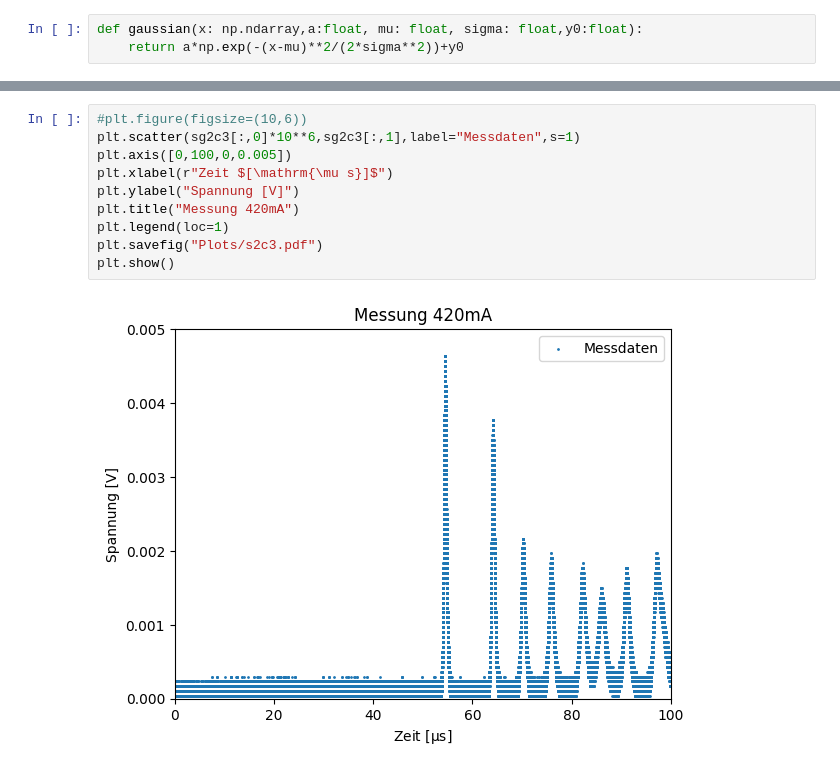
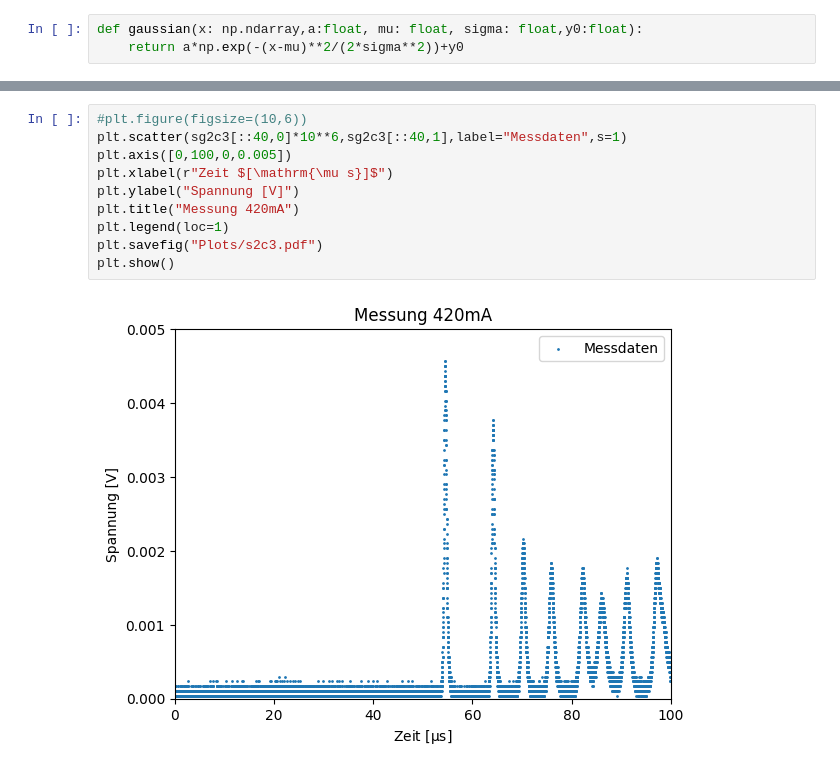
Before and after one commit to CaptainNikon/O2_Nd-YAG_Laser, a Jupyter notebook: Auswertung.ipynb, the cells around one changed output, grey strips where cells are left out. Saved outputs shown, nothing was run; the diff lists cells and outputs as text.

```diff
--- a/Auswertung.ipynb
+++ b/Auswertung.ipynb
@@ -169,12 +195,12 @@ plt.show()
 # %%
 #plt.figure(figsize=(10,6))
-plt.scatter(sg2c3[:,0]*10**6,sg2c3[:,1],label="Messdaten",s=1)
+plt.scatter(sg2c3[::40,0]*10**6,sg2c3[::40,1],label="Messdaten",s=1)
 plt.axis([0,100,0,0.005])
 plt.xlabel(r"Zeit $[\mathrm{\mu s}]$")
 plt.ylabel("Spannung [V]")
 plt.title("Messung 420mA")
 plt.legend(loc=1)
 plt.savefig("Plots/s2c3.pdf")
 plt.show()
 # %% [output]
-[figure, old version]
+[figure, new version]
```
Also changed, not shown: parts of 7 cells of this notebook, 11 other files.
